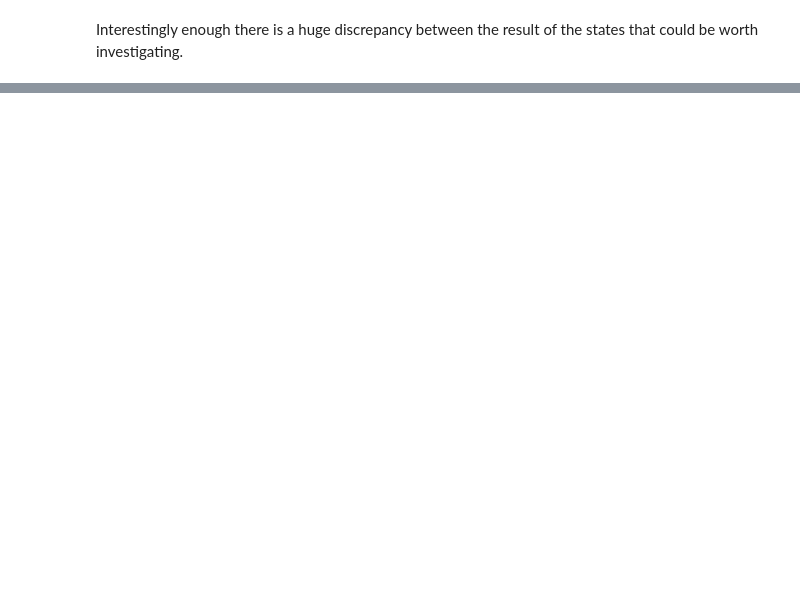
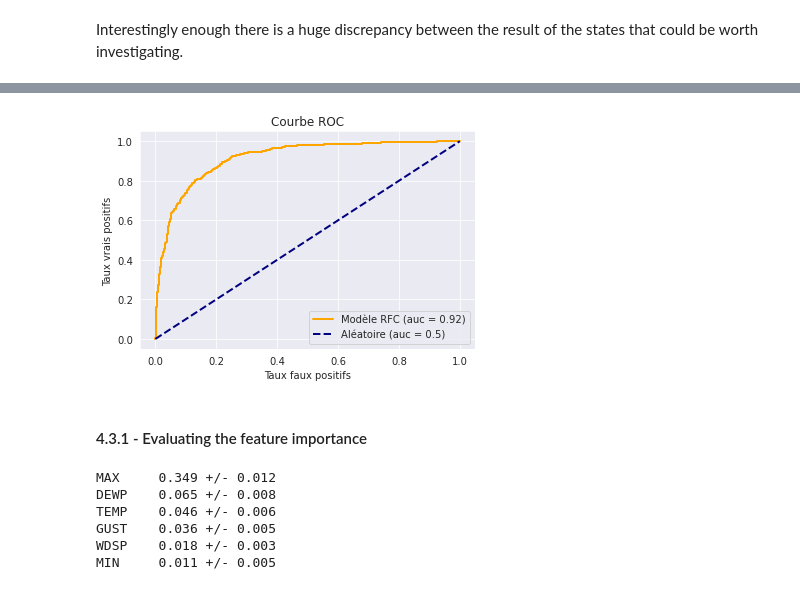
Before and after one commit to Coincoin-Dataduck/wildefires-da, a Jupyter notebook: fire prediction model/prediction_model_creation.ipynb, the cells around one changed output, grey strips where cells are left out. Saved outputs shown, nothing was run; the diff lists cells and outputs as text; code cells hidden in the pictures; blank space fills up the shorter version.

Commit message:
:sparkles: building the model for the streamlit viz

```diff
--- a/fire prediction model/prediction_model_creation.ipynb
+++ b/fire prediction model/prediction_model_creation.ipynb
@@ -4,18 +4,18 @@ import os
 import numpy as np
 from datetime import datetime
 from sklearn.ensemble import HistGradientBoostingClassifier
-import matplotlib.pyplot as plt
 import seaborn as sns
 from sklearn.preprocessing import StandardScaler
 from sklearn.decomposition import PCA
-from sklearn import ensemble
 from sklearn.model_selection import train_test_split, GridSearchCV
-from sklearn.metrics import classification_report
-from sklearn.metrics import roc_curve, auc, f1_score
+from sklearn.metrics import classification_report, roc_curve, auc, f1_score
 import matplotlib.pyplot as plt
-from imblearn.ensemble import BalancedRandomForestClassifier
 from sklearn.neighbors import KNeighborsClassifier
 import joblib
+import requests
+from sklearn.inspection import permutation_importance
+
+sns.set_theme(palette='gist_heat_r') #fire theme :eyes:
 # %% [markdown]
 ## 1 - Filtering data from other country
 # %%
@@ -478,0 +416,13 @@ Interestingly enough there is a huge discrepancy between the result of the state
+# %%
+#preparing and sampling data
+df = pd.read_csv('combined-data.csv')
+target = df.loc[df['STATE'] == 'AK', 'fire']
+
+#because will use information from live forcast we can't use ase many variables
+data_AK = df.loc[df['STATE'] == 'AK'].drop(['STATE', 'DATE', 'LONGITUDE', 'LATITUDE', 'ELEVATION', 'SLP', 'STP', 'VISIB', 'MXSPD', 'SNDP', 'FRSHTT', 'fire'], axis=1)
+X_train, X_test, y_train, y_test = train_test_split(data_AK, target, test_size=0.2, random_state=66)
+# %%
+HGBC = HistGradientBoostingClassifier(max_depth=20, max_leaf_nodes=20, min_samples_leaf=40)
+HGBC.fit(X_train, y_train)
+y_pred = HGBC.predict(X_test)
+print(classification_report(y_test, y_pred))
@@ -478,0 +438,14 @@ Interestingly enough there is a huge discrepancy between the result of the state
+# %%
+probs = HGBC.predict_proba(X_test)
+fpr, tpr, seuils = roc_curve(y_test, probs[:,1])
+roc_auc = auc(fpr, tpr)
+
+plt.plot(fpr, tpr, color='orange', lw=2, label='Modèle RFC (auc = %0.2f)' % roc_auc)
+plt.plot([0, 1], [0, 1], color='navy', lw=2, linestyle='--', label='Aléatoire (auc = 0.5)')
+plt.xlabel('Taux faux positifs')
+plt.ylabel('Taux vrais positifs')
+plt.title('Courbe ROC')
+plt.legend(loc="lower right")
+plt.show();
+# %% [output]
+[figure, added]
@@ -478,0 +455,37 @@ Interestingly enough there is a huge discrepancy between the result of the state
+# %% [markdown]
+#### 4.3.1 - Evaluating the feature importance
+# %%
+# using permutation_importance with r2 to get feature weight in the model
+#building the permutation importance
+r = permutation_importance(HGBC, X_test, y_test,
+                           n_repeats=30,
+                           random_state=0)
+
+#geting the r2 value for the model
+feature_importance = pd.DataFrame()
+for i in r.importances_mean.argsort()[::-1]:
+    if r.importances_mean[i] - 2 * r.importances_std[i] > 0:
+        # printing the data
+        print(f"{data_AK.columns[i]:<8}"
+              f"{r.importances_mean[i]:.3f}"
+              f" +/- {r.importances_std[i]:.3f}")
+        # building the df for visualisation
+        feature_importance[i] = [r.importances_mean[i], r.importances_std[i]]
+
+# reordering features
+feature = list(data_AK.columns)
+myorder = list(r.importances_mean.argsort()[::-1])
+feature = [feature[i] for i in myorder]
+
+# formating dataframe
+feature_importance.set_axis(feature[:6], axis=1, inplace=True)
+feature_importance.set_axis(['mean', 'sdt'], axis=0, inplace=True)
+feature_importance = feature_importance.transpose()
+feature_importance.reset_index(inplace=True)
+# %% [output]
+MAX     0.349 +/- 0.012
+DEWP    0.065 +/- 0.008
+TEMP    0.046 +/- 0.006
+GUST    0.036 +/- 0.005
+WDSP    0.018 +/- 0.003
+MIN     0.011 +/- 0.005
```
Also changed, not shown: parts of 22 cells of this notebook.
